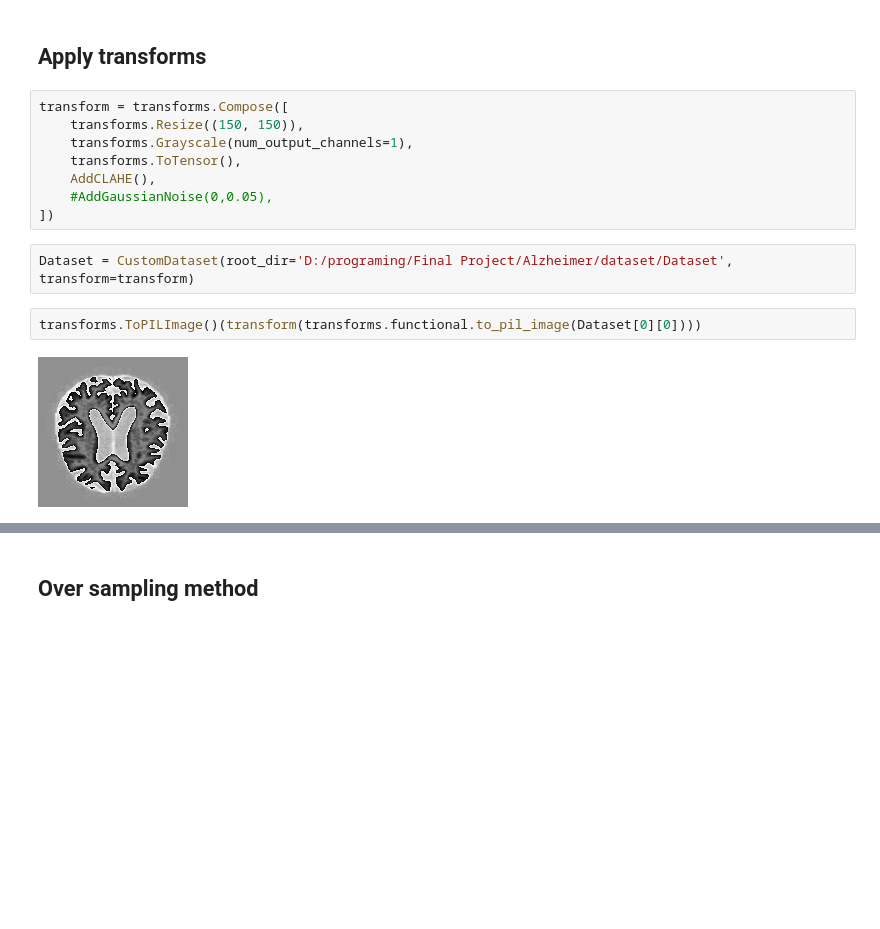
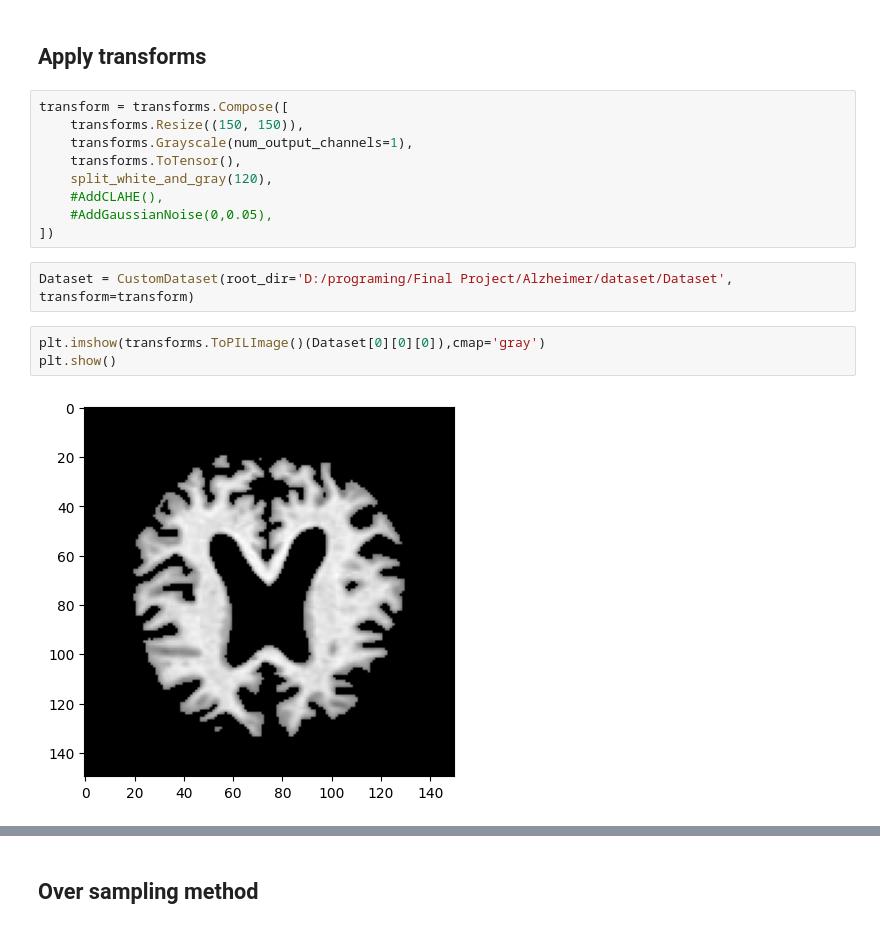
Before and after one commit to Mahmimi/Alzheimer, a Jupyter notebook: Alzheimer.ipynb, the cells around one changed output, grey strips where cells are left out. Cells and saved outputs as stored; diff of their text form; blank space fills up the shorter version.

```diff
--- a/Alzheimer.ipynb
+++ b/Alzheimer.ipynb
@@ -161,12 +178,14 @@ transform = transforms.Compose([
     transforms.Resize((150, 150)),
     transforms.Grayscale(num_output_channels=1),
     transforms.ToTensor(),
-    AddCLAHE(),
+    split_white_and_gray(120),
+    #AddCLAHE(),
     #AddGaussianNoise(0,0.05),
 ])
 # %%
 Dataset = CustomDataset(root_dir='D:/programing/Final Project/Alzheimer/dataset/Dataset', transform=transform)
-# %%
-transforms.ToPILImage()(transform(transforms.functional.to_pil_image(Dataset[0][0])))
-# %% [output]
-[figure, removed]
+# %%
+plt.imshow(transforms.ToPILImage()(Dataset[0][0][0]),cmap='gray')
+plt.show()
+# %% [output]
+[figure, added]
```
Also changed, not shown: parts of 5 cells of this notebook.
